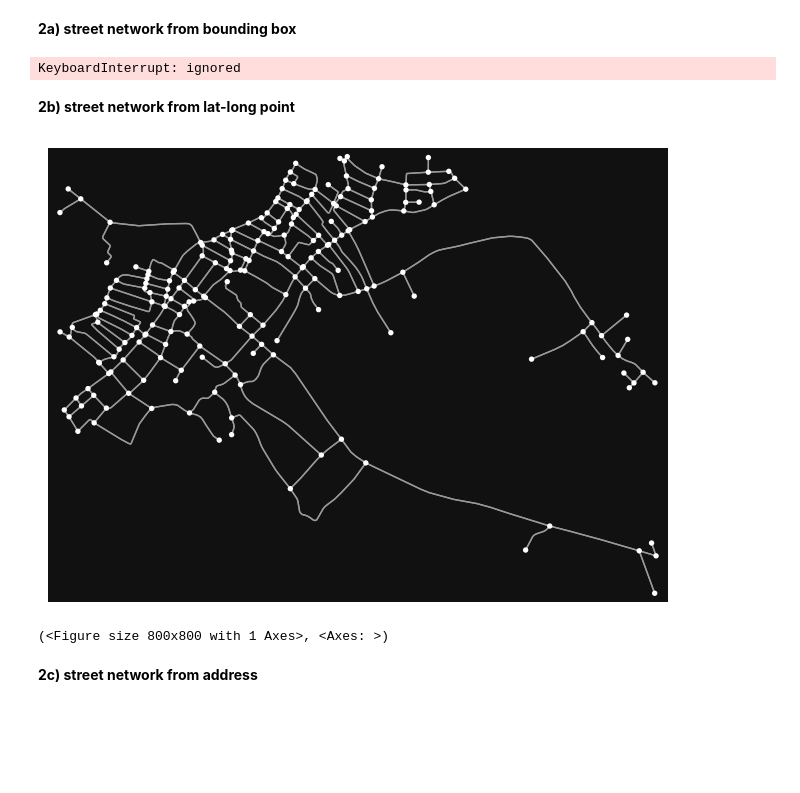
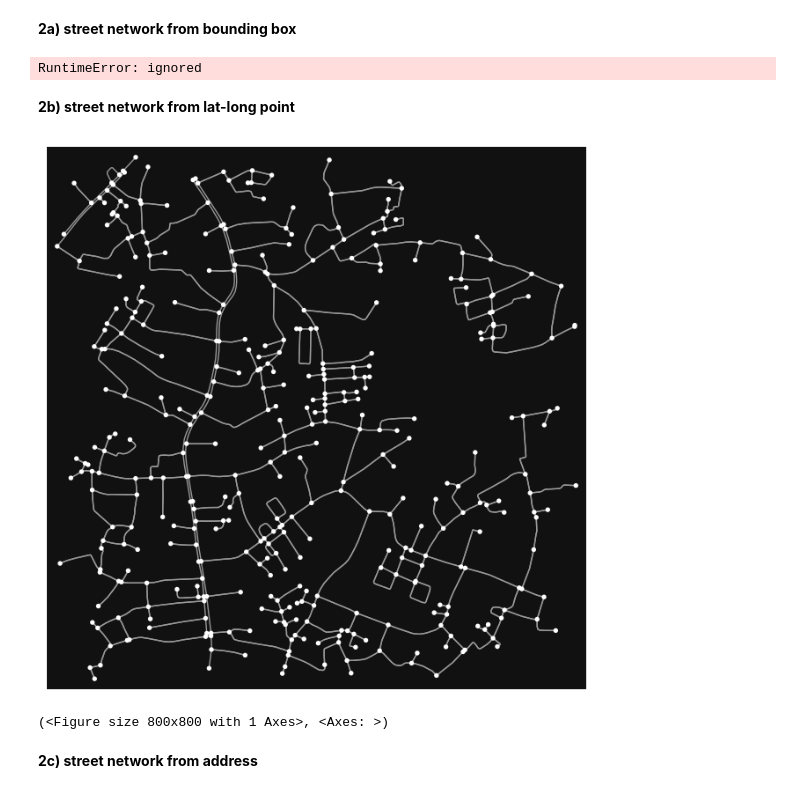
Before and after one commit to salsaagz/OSMnx-python-for-street-network, a Jupyter notebook: scripts/extract-visualize-correct-save-analyze.ipynb, the cells around one changed output. Cells and saved outputs as stored; diff of their text form; code cells hidden in the pictures; blank space fills up the shorter version.

```diff
--- a/scripts/extract-visualize-correct-save-analyze.ipynb
+++ b/scripts/extract-visualize-correct-save-analyze.ipynb
@@ -33,18 +56,18 @@ _ = ax.axis('off')
 # %% [markdown]
 **2a) street network from bounding box**
 # %%
-G = ox.graph_from_bbox(37.79, 37.78, -1.59, 103.61000000000001, network_type='drive')
+G = ox.graph_from_bbox(-1.609972, 345067.67, 103.607254, 9821996.34, network_type='drive')
 G_projected = ox.project_graph(G)
 ox.plot_graph(G_projected)
 # %% [output]
-KeyboardInterrupt: ignored
+RuntimeError: ignored
 # %% [markdown]
 **2b) street network from lat-long point**
 # %%
-G = ox.graph_from_point((-2.083666332, 101.474664768), distance=750, network_type='all')
+G = ox.graph_from_point((-1.609972, 103.607254), dist=750, network_type='all')
 ox.plot_graph(G)
 # %% [output]
-[figure, old version]
+[figure, new version]
 (<Figure size 800x800 with 1 Axes>, <Axes: >)
 # %% [markdown]
 **2c) street network from address**
```
Also changed, not shown: parts of 10 cells of this notebook.
